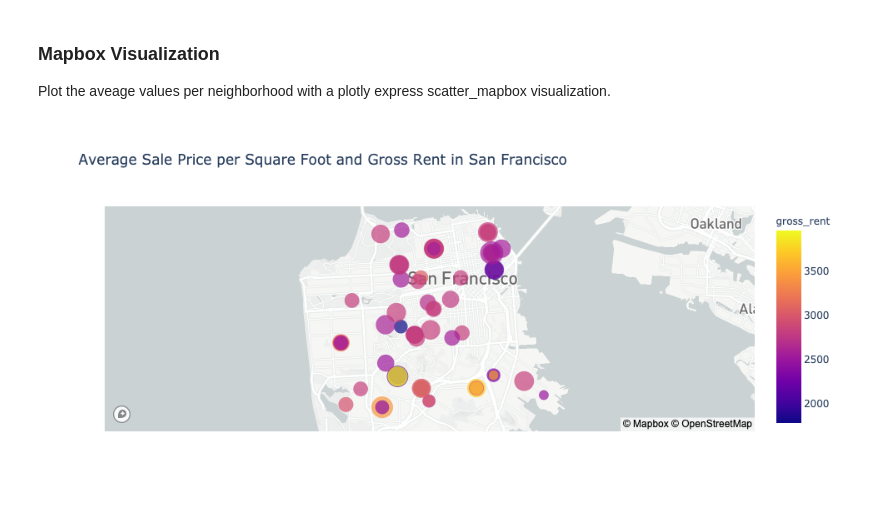
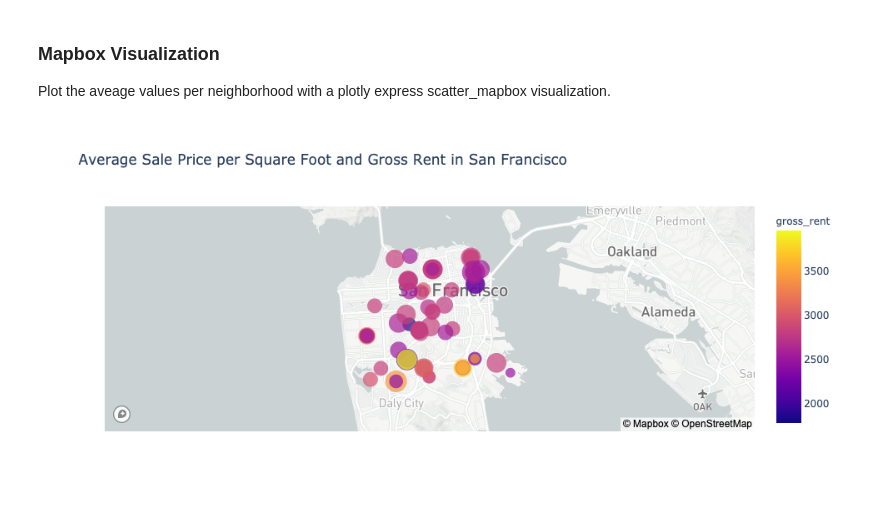
Before and after one commit to devinaa1604/PyViz_Homework, a Jupyter notebook: Starter_Code/rental_analysis.ipynb, the cells around one changed output. Cells and saved outputs as stored; diff of their text form; code cells hidden in the pictures.

```diff
--- a/Starter_Code/rental_analysis.ipynb
+++ b/Starter_Code/rental_analysis.ipynb
@@ -271,16 +275,16 @@ Plot the aveage values per neighborhood with a plotly express scatter_mapbox vis
 # %%
 # Create a scatter mapbox to analyze neighborhood info
 map_plot = px.scatter_mapbox(
     combined_df,
     lat="Lat",
     lon="Lon",
     size="sale_price_sqr_foot",
     color="gross_rent",
-    zoom=10.5,
+    zoom=10,
     title="Average Sale Price per Square Foot and Gross Rent in San Francisco"
 )
 
 # Display the map
 map_plot.show()
 # %% [output]
-[figure, old version]
+[figure, new version]
```
Also changed, not shown: parts of 5 cells of this notebook, 1 other file.
